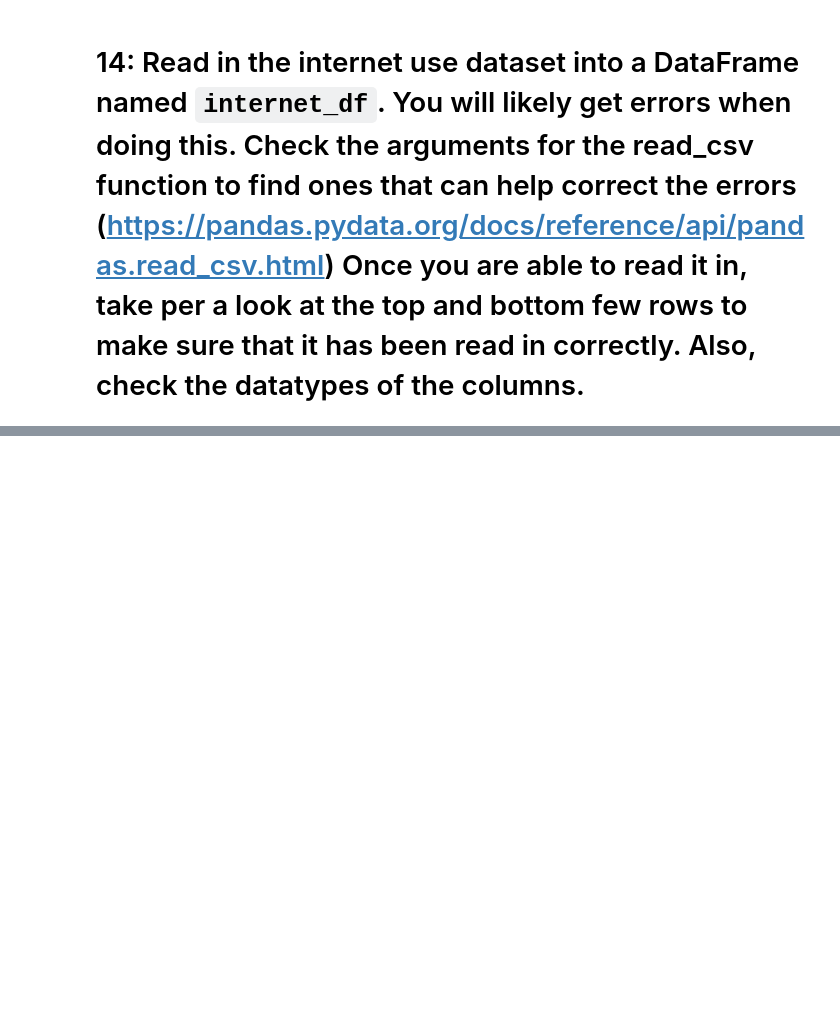
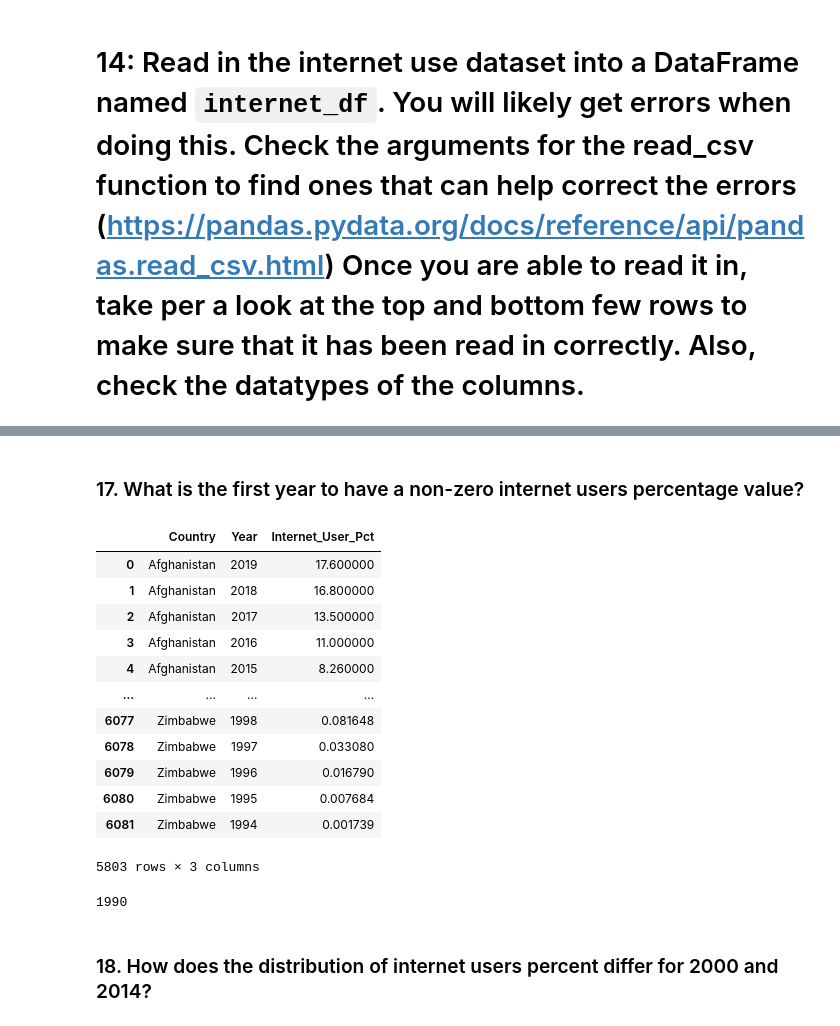
Before and after one commit to NSS-Data-Analytics-Cohort-13/un-exploration-zaheeruddinlodhi, a Jupyter notebook: Notebooks/UN_Project.ipynb, the cells around one changed output, grey strips where cells are left out. Drawn from its saved outputs; the diff is of its cells as text; code cells hidden in the pictures; blank space fills up the shorter version.

```diff
--- a/Notebooks/UN_Project.ipynb
+++ b/Notebooks/UN_Project.ipynb
@@ -283,0 +358,2 @@ FileNotFoundError: [Errno 2] No such file or directory: '../Data/internet.use.cs
+# %%
+internet_df = internet_df.drop(columns = ['Value Footnotes'])
@@ -283,0 +369,2 @@ FileNotFoundError: [Errno 2] No such file or directory: '../Data/internet.use.cs
+# %%
+internet_df.rename(columns = {"Country or Area" : "Country", "Year": "Year", "Value" : "Internet_User_Pct"}, inplace=True)
@@ -283,0 +421,20 @@ FileNotFoundError: [Errno 2] No such file or directory: '../Data/internet.use.cs
+# %% [markdown]
+### 17. What is the first year to have a non-zero internet users percentage value?
+# %%
+non_zero = internet_df[internet_df['Internet_User_Pct']>0]
+# %%
+non_zero
+# %% [output]
+|  | Country | Year | Internet_User_Pct |
+| 0 | Afghanistan | 2019 | 17.600000 |
+| 1 | Afghanistan | 2018 | 16.800000 |
+| 2 | Afghanistan | 2017 | 13.500000 |
+| 3 | Afghanistan | 2016 | 11.000000 |
+| 4 | Afghanistan | 2015 | 8.260000 |
+| ... | ... | ... | ... |
+| 6077 | Zimbabwe | 1998 | 0.081648 |
+| 6078 | Zimbabwe | 1997 | 0.033080 |
+| 6079 | Zimbabwe | 1996 | 0.016790 |
+| 6080 | Zimbabwe | 1995 | 0.007684 |
+| 6081 | Zimbabwe | 1994 | 0.001739 |
+5803 rows × 3 columns
@@ -283,0 +443,6 @@ FileNotFoundError: [Errno 2] No such file or directory: '../Data/internet.use.cs
+# %%
+first_year
+# %% [output]
+1990
+# %% [markdown]
+### 18. How does the distribution of internet users percent differ for 2000 and 2014?
```
Also changed, not shown: parts of 21 cells of this notebook.
